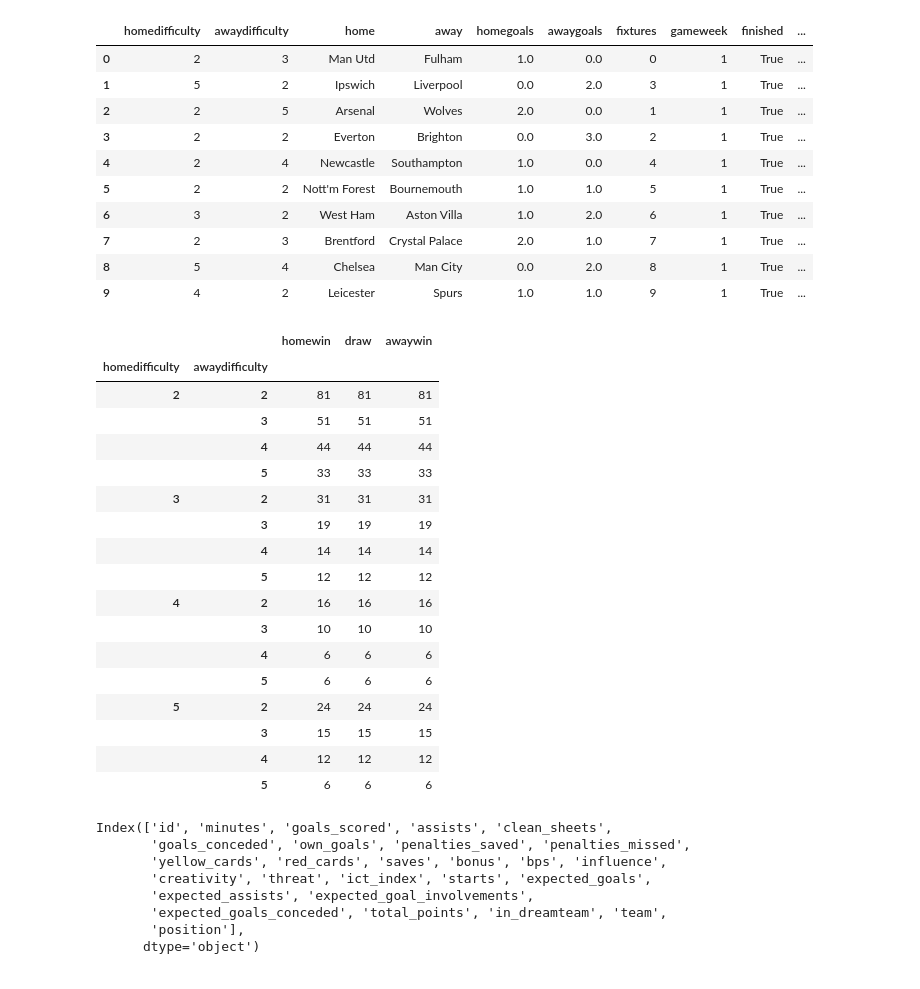
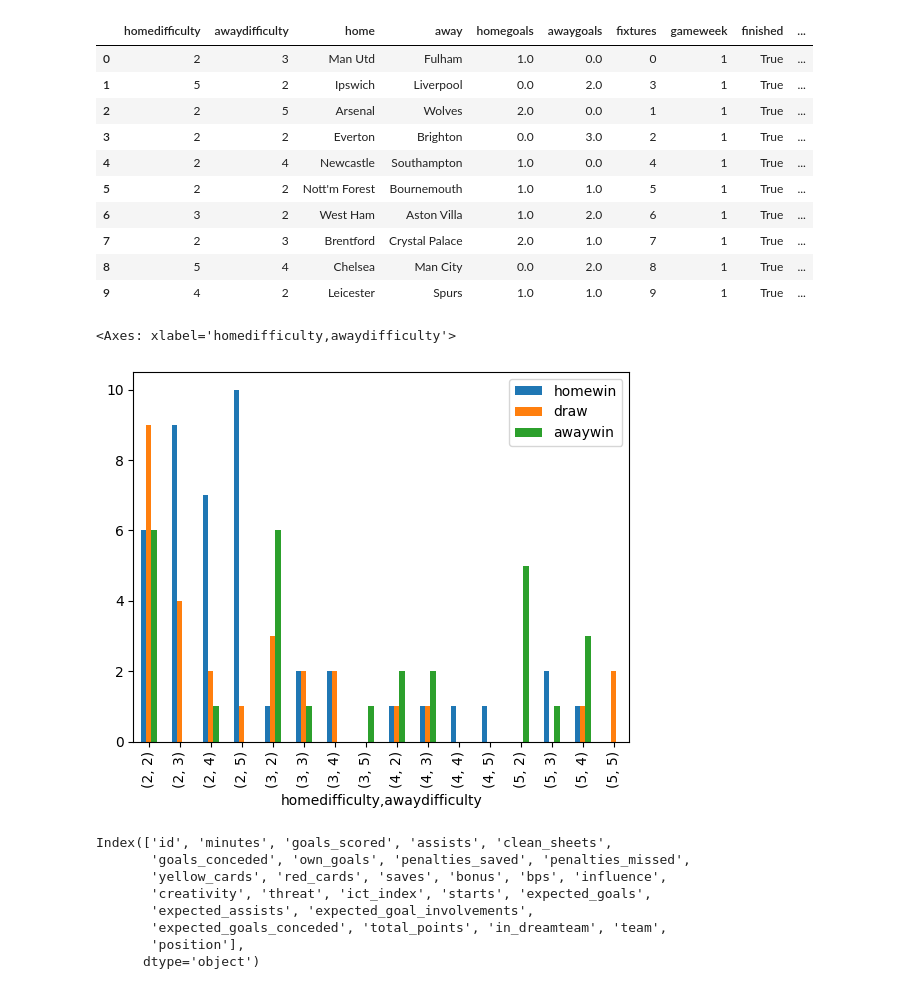
Before and after one commit to Ok3ks/Sports, a Jupyter notebook: misc/prototypes/gameview.ipynb, the cells around one changed output. Cells and saved outputs as stored; diff of their text form; code cells hidden in the pictures.

```diff
--- a/misc/prototypes/gameview.ipynb
+++ b/misc/prototypes/gameview.ipynb
@@ -197,9 +183,13 @@ Index(['homedifficulty', 'awaydifficulty', 'home', 'away', 'homegoals',
        'awaygoals', 'fixtures', 'gameweek', 'finished', 'date'],
       dtype='object')
 # %%
-fixture_df['homewin'] = int(fixture_df['homegoals'] > fixture_df['awaygoals'])
-fixture_df['draw'] = fixture_df['homegoals'] == fixture_df['awaygoals']
-fixture_df['awaywin'] = fixture_df['homegoals'] < fixture_df['awaygoals']
+fixture_df["homewin"] = fixture_df["homegoals"] > fixture_df["awaygoals"]
+fixture_df["draw"] = fixture_df["homegoals"] == fixture_df["awaygoals"]
+fixture_df["awaywin"] = fixture_df["homegoals"] < fixture_df["awaygoals"]
+
+fixture_df["homewin"] = fixture_df["homewin"].astype(int)
+fixture_df["draw"] = fixture_df["draw"].astype(int)
+fixture_df["awaywin"] = fixture_df["awaywin"].astype(int)
 
 fixture_df.head(10)
 # %% [output]
@@ -215,30 +205,12 @@ fixture_df.head(10)
 | 8 | 5 | 4 | Chelsea | Man City | 0.0 | 2.0 | 8 | 1 | True | ... |
 | 9 | 4 | 2 | Leicester | Spurs | 1.0 | 1.0 | 9 | 1 | True | ... |
 # %%
-fixture_df.groupby(['homedifficulty', 'awaydifficulty']).aggregate({
-    "homewin" : "count",
-    "draw" : "count",
-    "awaywin" : "count"
-})
+fixture_df.groupby(["homedifficulty", "awaydifficulty"]).aggregate(
+    {"homewin": "sum", "draw": "sum", "awaywin": "sum"}
+).plot(kind="bar")
 # %% [output]
-|  |  | homewin | draw | awaywin |
-| homedifficulty | awaydifficulty |  |  |  |
-| 2 | 2 | 81 | 81 | 81 |
-|  | 3 | 51 | 51 | 51 |
-|  | 4 | 44 | 44 | 44 |
-|  | 5 | 33 | 33 | 33 |
-| 3 | 2 | 31 | 31 | 31 |
-|  | 3 | 19 | 19 | 19 |
-|  | 4 | 14 | 14 | 14 |
-|  | 5 | 12 | 12 | 12 |
-| 4 | 2 | 16 | 16 | 16 |
-|  | 3 | 10 | 10 | 10 |
-|  | 4 | 6 | 6 | 6 |
-|  | 5 | 6 | 6 | 6 |
-| 5 | 2 | 24 | 24 | 24 |
-|  | 3 | 15 | 15 | 15 |
-|  | 4 | 12 | 12 | 12 |
-|  | 5 | 6 | 6 | 6 |
+<Axes: xlabel='homedifficulty,awaydifficulty'>
+[figure, added]
 # %%
 full_df.columns
 # %% [output]
```
Also changed, not shown: parts of 12 cells of this notebook, 23 other files.
